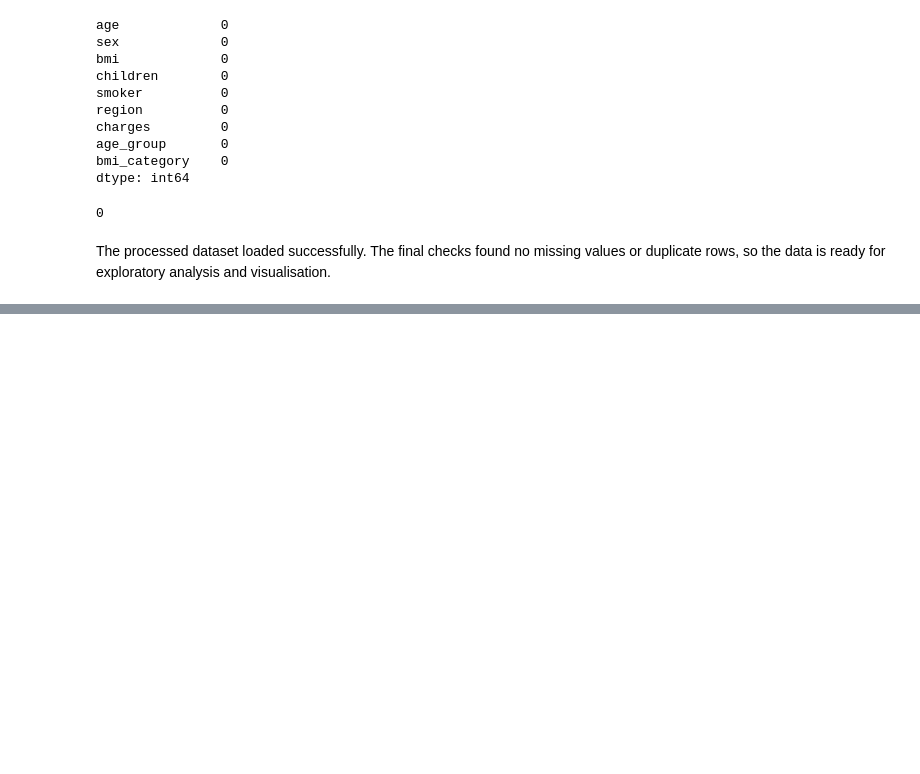
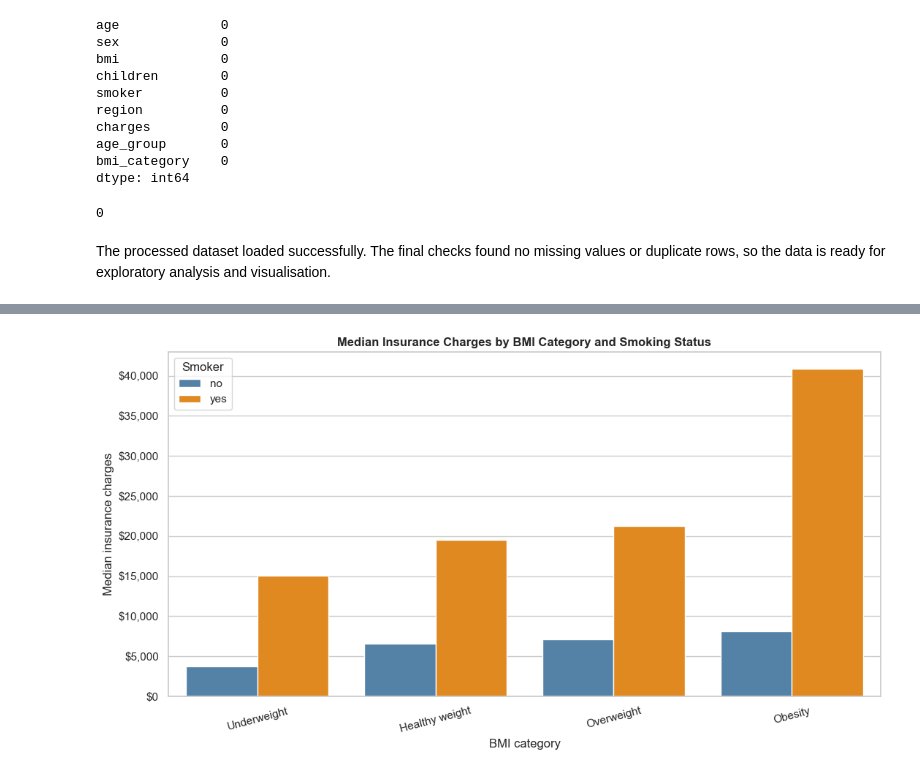
Before and after one commit to Ellusive89/Healthcare-Insurance-Cost-Analysis, a Jupyter notebook: jupyter_notebooks/Data_Analysis_and_Visualisation.ipynb, the cells around one changed output, grey strips where cells are left out. Saved outputs shown, nothing was run; the diff lists cells and outputs as text; code cells hidden in the pictures; blank space fills up the shorter version.

```diff
--- a/jupyter_notebooks/Data_Analysis_and_Visualisation.ipynb
+++ b/jupyter_notebooks/Data_Analysis_and_Visualisation.ipynb
@@ -113,0 +264,18 @@ The processed dataset loaded successfully. The final checks found no missing val
+# %%
+bmi_order = [
+    "Underweight",
+    "Healthy weight",
+    "Overweight",
+    "Obesity"
+]
+
+bmi_smoking_summary = (
+    insurance_df.groupby(
+        ["bmi_category", "smoker"],
+        observed=True
+    )["charges"]
+    .agg(["count", "median", "mean"])
+    .round(2)
+)
+
+bmi_smoking_summary
@@ -113,0 +293,30 @@ The processed dataset loaded successfully. The final checks found no missing val
+# %%
+fig, ax = plt.subplots(figsize=(11, 6))
+
+sns.barplot(
+    data=insurance_df,
+    x="bmi_category",
+    y="charges",
+    hue="smoker",
+    order=bmi_order,
+    hue_order=["no", "yes"],
+    estimator=np.median,
+    errorbar=None,
+    palette={
+        "no": "steelblue",
+        "yes": "darkorange"
+    },
+    ax=ax
+)
+
+ax.set_title("Median Insurance Charges by BMI Category and Smoking Status")
+ax.set_xlabel("BMI category")
+ax.set_ylabel("Median insurance charges")
+ax.yaxis.set_major_formatter(StrMethodFormatter("${x:,.0f}"))
+ax.legend(title="Smoker")
+
+plt.xticks(rotation=15)
+plt.tight_layout()
+plt.show()
+# %% [output]
+[figure, added]
```
Also changed, not shown: parts of 29 cells of this notebook.
